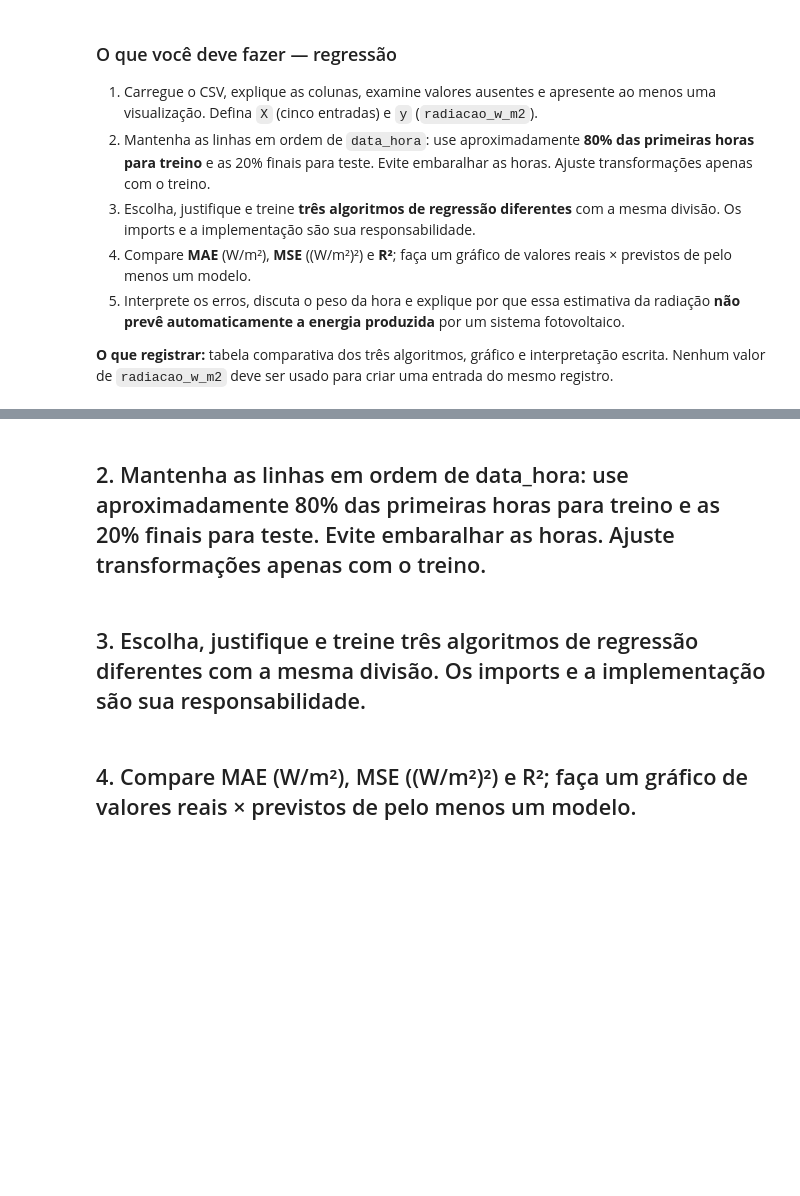
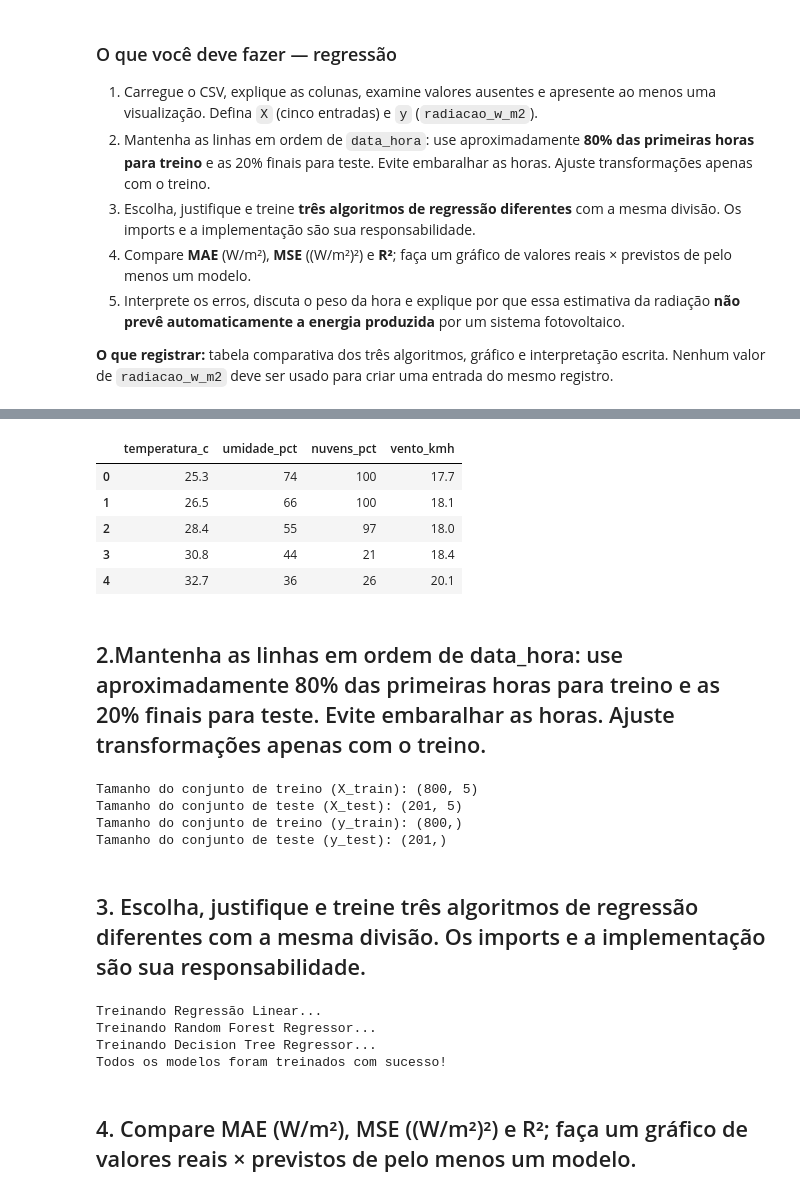
Before and after one commit to LSHummel/CPK02_SERS_Machine-Learning-com-Dados-de-Energia, a Jupyter notebook: aula_apis_energia_renovavel_ml.ipynb, the cells around one changed output, grey strips where cells are left out. Drawn from its saved outputs; the diff is of its cells as text; code cells hidden in the pictures; blank space fills up the shorter version.

```diff
--- a/aula_apis_energia_renovavel_ml.ipynb
+++ b/aula_apis_energia_renovavel_ml.ipynb
@@ -551,6 +630,64 @@ Salvo: meteo_regressao_orange.csv
+# %%
+X = df_meteo[['temperatura_c','umidade_pct','nuvens_pct','vento_kmh']]
+display(X.head())
+# %% [output]
+|  | temperatura_c | umidade_pct | nuvens_pct | vento_kmh |
+| 0 | 25.3 | 74 | 100 | 17.7 |
+| 1 | 26.5 | 66 | 100 | 18.1 |
+| 2 | 28.4 | 55 | 97 | 18.0 |
+| 3 | 30.8 | 44 | 21 | 18.4 |
+| 4 | 32.7 | 36 | 26 | 20.1 |
 # %% [markdown]
-## 2. Mantenha as linhas em ordem de data_hora: use aproximadamente 80% das primeiras horas para treino e as 20% finais para teste. Evite embaralhar as horas. Ajuste transformações apenas com o treino.
+## 2.Mantenha as linhas em ordem de data_hora: use aproximadamente 80% das primeiras horas para treino e as 20% finais para teste. Evite embaralhar as horas. Ajuste transformações apenas com o treino.
+# %%
+split_index = int(len(df_meteo) * 0.8)
+
+train_df = df_meteo.iloc[:split_index]
+test_df = df_meteo.iloc[split_index:]
+
+X_train = train_df.drop(['data_hora', 'radiacao_w_m2'], axis=1)
+y_train = train_df['radiacao_w_m2']
+
+X_test = test_df.drop(['data_hora', 'radiacao_w_m2'], axis=1)
+y_test = test_df['radiacao_w_m2']
+
+print(f"Tamanho do conjunto de treino (X_train): {X_train.shape}")
+print(f"Tamanho do conjunto de teste (X_test): {X_test.shape}")
+print(f"Tamanho do conjunto de treino (y_train): {y_train.shape}")
+print(f"Tamanho do conjunto de teste (y_test): {y_test.shape}")
+# %% [output]
+Tamanho do conjunto de treino (X_train): (800, 5)
+Tamanho do conjunto de teste (X_test): (201, 5)
+Tamanho do conjunto de treino (y_train): (800,)
+Tamanho do conjunto de teste (y_test): (201,)
 # %% [markdown]
 ## 3. Escolha, justifique e treine três algoritmos de regressão diferentes com a mesma divisão. Os imports e a implementação são sua responsabilidade.
+# %%
+# Justificativa dos Algoritmos de Regressão Escolhidos:
+# 1. Regressão Linear: Modelo baseline simples, rápido de treinar e fácil de interpretar. Assume relação linear.
+# 2. Random Forest Regressor: Método de ensemble robusto que lida muito bem com relações não-lineares e interações complexas entre as variáveis meteorológicas sem necessidade de escala.
+# 3. Decision Tree Regressor: Modelo não-paramétrico flexível que serve como comparação direta de árvore única frente ao ensemble do Random Forest.
+
+# Inicialização dos modelos
+reg_linear = LinearRegression()
+reg_rf = RandomForestRegressor(random_state=42)
+reg_dt = DecisionTreeRegressor(random_state=42)
+
+# Treinamento dos modelos com os dados de treino
+print("Treinando Regressão Linear...")
+reg_linear.fit(X_train, y_train)
+
+print("Treinando Random Forest Regressor...")
+reg_rf.fit(X_train, y_train)
+
+print("Treinando Decision Tree Regressor...")
+reg_dt.fit(X_train, y_train)
+
+print("Todos os modelos foram treinados com sucesso!")
+# %% [output]
+Treinando Regressão Linear...
+Treinando Random Forest Regressor...
+Treinando Decision Tree Regressor...
+Todos os modelos foram treinados com sucesso!
 # %% [markdown]
 ## 4. Compare MAE (W/m²), MSE ((W/m²)²) e R²; faça um gráfico de valores reais × previstos de pelo menos um modelo.
```
Also changed, not shown: parts of 10 cells of this notebook.
